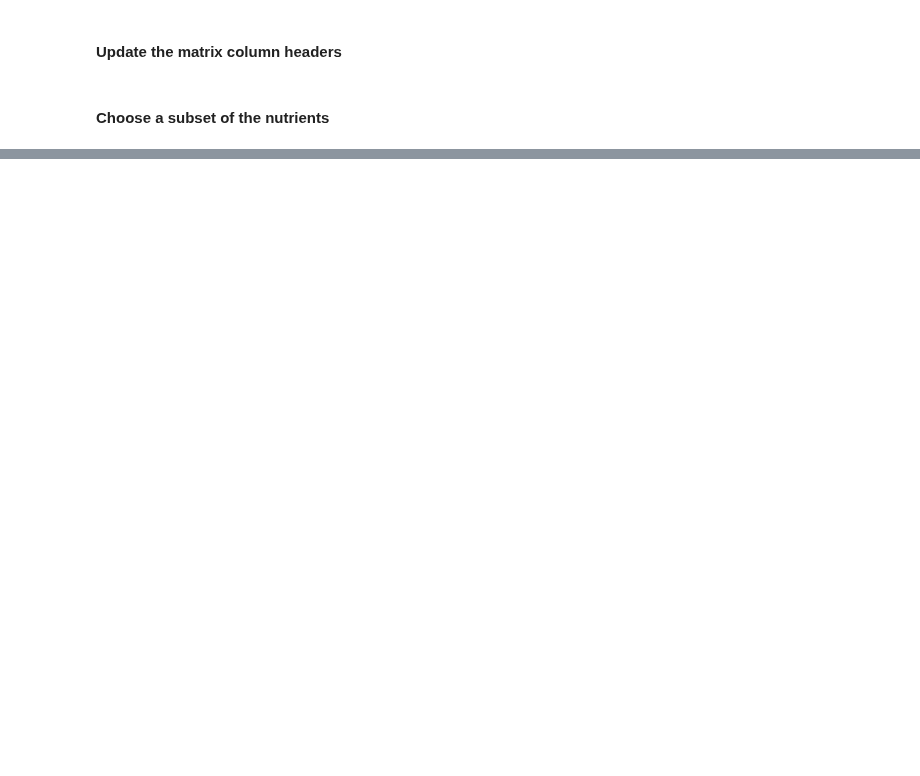
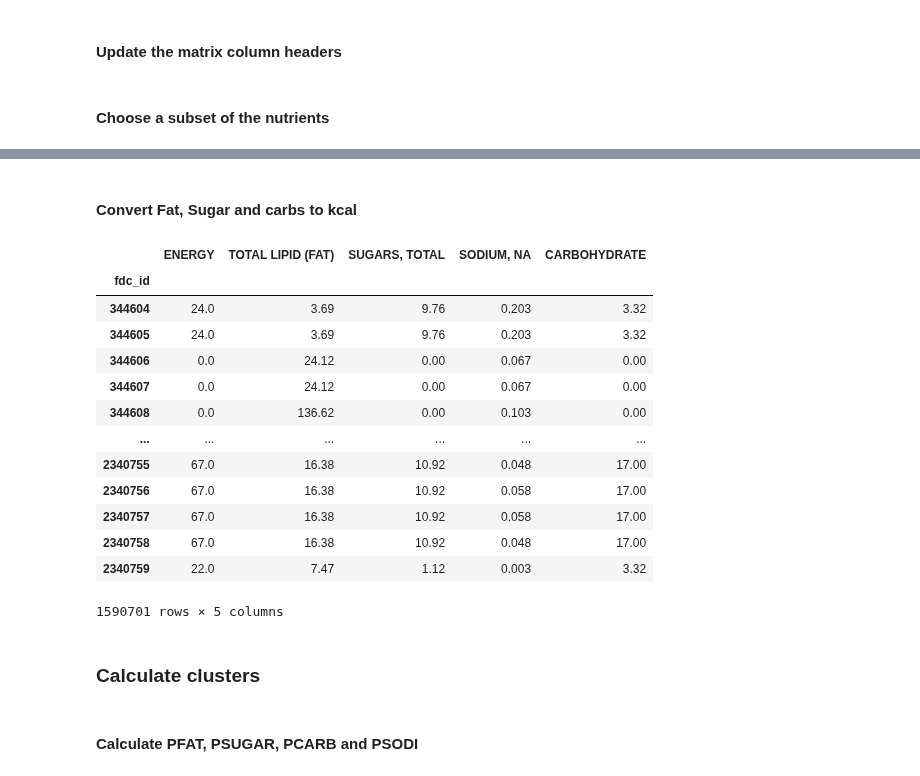
Before and after one commit to amoltkale/ai_chatbot_food_knowledge_graph, a Jupyter notebook: models/nutritional_analysis/food_data_central/Clustering on Nutrients/1.3 Create HPF Food Product clustering.ipynb, the cells around one changed output, grey strips where cells are left out. Cells and saved outputs as stored; diff of their text form; code cells hidden in the pictures; blank space fills up the shorter version.

Commit message:
finished calculating hpf clusters

```diff
--- a/models/nutritional_analysis/food_data_central/Clustering on Nutrients/1.3 Create HPF Food Product clustering.ipynb
+++ b/models/nutritional_analysis/food_data_central/Clustering on Nutrients/1.3 Create HPF Food Product clustering.ipynb
@@ -151,0 +157,31 @@ nutrients_matrix
+# %%
+nutrients_matrix['CARBOHYDRATE'] = (nutrients_matrix['CARBOHYDRATE, BY DIFFERENCE'] - nutrients_matrix['FIBER, TOTAL DIETARY']
+                                    - nutrients_matrix['SUGARS, TOTAL'])
+
+nutrients_matrix.drop(columns = ['CARBOHYDRATE, BY DIFFERENCE', 'FIBER, TOTAL DIETARY'], inplace = True)
+# %% [markdown]
+#### Convert Fat, Sugar and carbs to kcal
+# %%
+nutrients_matrix['TOTAL LIPID (FAT)'] = nutrients_matrix['TOTAL LIPID (FAT)'] * 9
+nutrients_matrix['SUGARS, TOTAL'] = nutrients_matrix['SUGARS, TOTAL'] * 4
+nutrients_matrix['CARBOHYDRATE'] = nutrients_matrix['CARBOHYDRATE'] * 4
+nutrients_matrix
+# %% [output]
+|  | ENERGY | TOTAL LIPID (FAT) | SUGARS, TOTAL | SODIUM, NA | CARBOHYDRATE |
+| fdc_id |  |  |  |  |  |
+| 344604 | 24.0 | 3.69 | 9.76 | 0.203 | 3.32 |
+| 344605 | 24.0 | 3.69 | 9.76 | 0.203 | 3.32 |
+| 344606 | 0.0 | 24.12 | 0.00 | 0.067 | 0.00 |
+| 344607 | 0.0 | 24.12 | 0.00 | 0.067 | 0.00 |
+| 344608 | 0.0 | 136.62 | 0.00 | 0.103 | 0.00 |
+| ... | ... | ... | ... | ... | ... |
+| 2340755 | 67.0 | 16.38 | 10.92 | 0.048 | 17.00 |
+| 2340756 | 67.0 | 16.38 | 10.92 | 0.058 | 17.00 |
+| 2340757 | 67.0 | 16.38 | 10.92 | 0.058 | 17.00 |
+| 2340758 | 67.0 | 16.38 | 10.92 | 0.048 | 17.00 |
+| 2340759 | 22.0 | 7.47 | 1.12 | 0.003 | 3.32 |
+1590701 rows × 5 columns
+# %% [markdown]
+### Calculate clusters
+# %% [markdown]
+#### Calculate PFAT, PSUGAR, PCARB and PSODI
```
Also changed, not shown: parts of 26 cells of this notebook.
